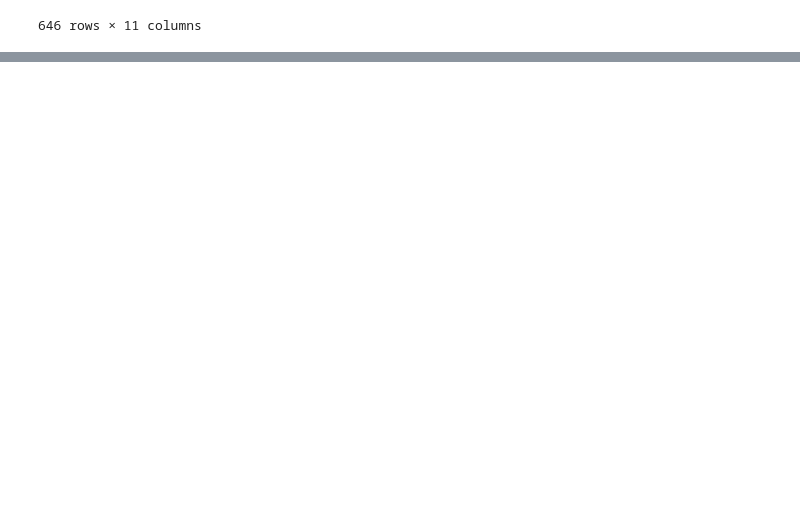
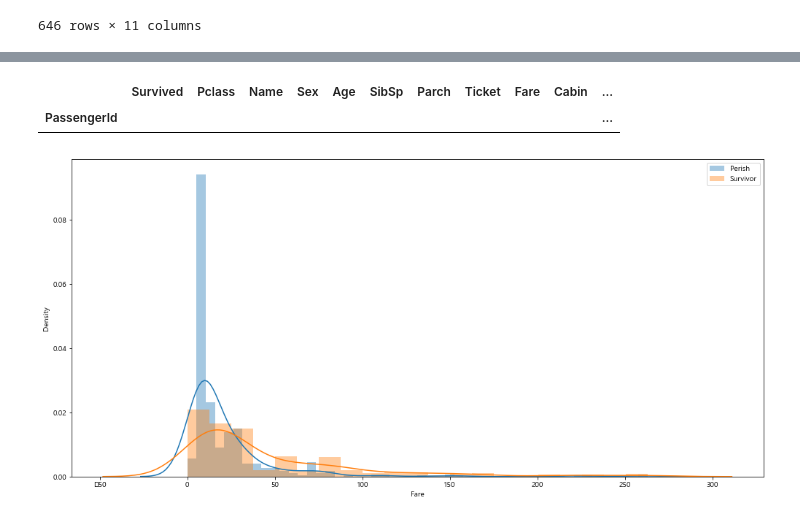
Before and after one commit to pillz9408/python, a Jupyter notebook: DataVisualize/titanic.ipynb, the cells around one changed output, grey strips where cells are left out. Cells and saved outputs as stored; diff of their text form; code cells hidden in the pictures; blank space fills up the shorter version.

```diff
--- a/DataVisualize/titanic.ipynb
+++ b/DataVisualize/titanic.ipynb
@@ -81,0 +125,17 @@ test.Embarked = test.Embarked.fillna('S')
+# %%
+# 위 세명의 요금을 1/3로 수정해주세요.
+test.loc[test.Fare>=500, 'Fare']= 512/3
+# %% [output]
+|  | Survived | Pclass | Name | Sex | Age | SibSp | Parch | Ticket | Fare | Cabin | ... |
+| PassengerId |  |  |  |  |  |  |  |  |  |  | ... |
+# %%
+# 생존자, 비생존자의 distplot 그리기(요금)
+perish = test[test.Survived==0]
+survivor = test[test.Survived==1]
+
+sns.distplot(perish.Fare,label = 'Perish')
+sns.distplot(survivor.Fare,label='Survivor')
+plt.legend()
+plt.show()
+# %% [output]
+[figure, added]
```
Also changed, not shown: parts of 9 cells of this notebook, 1 other file.
